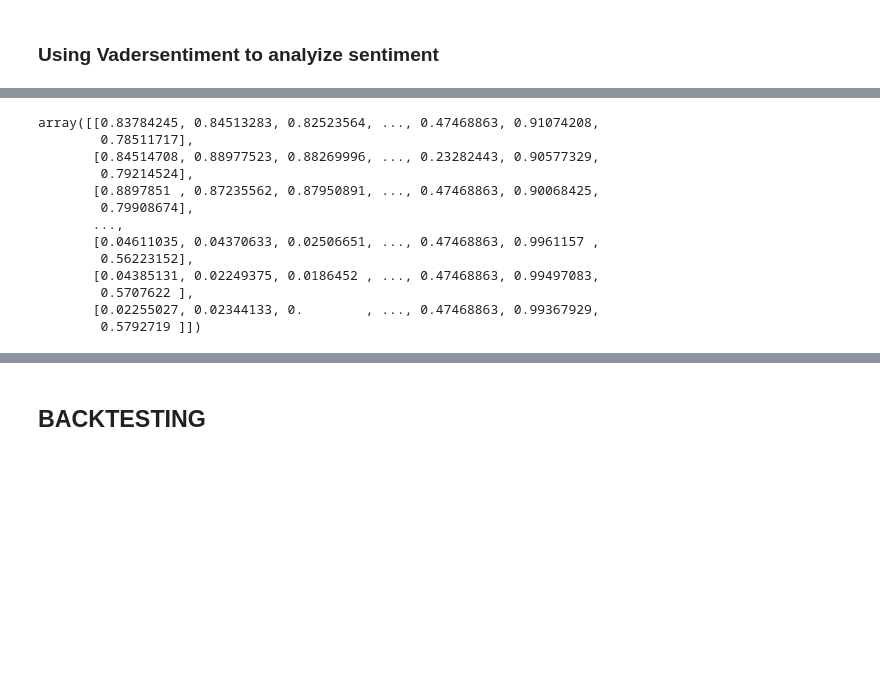
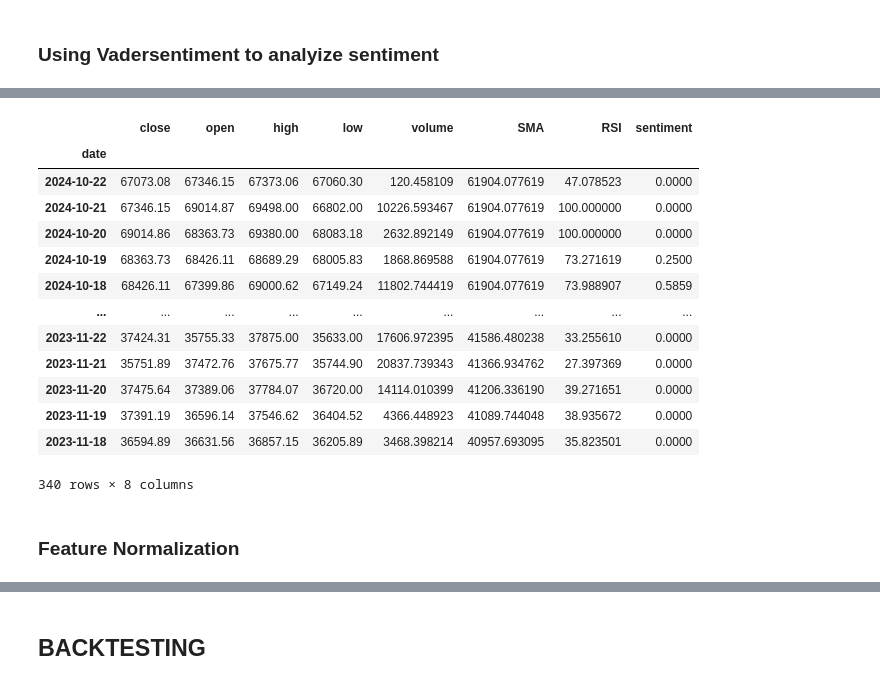
Before and after one commit to stealth44/market_automation, a Jupyter notebook: market_automate.ipynb, the cells around one changed output, grey strips where cells are left out. Drawn from its saved outputs; the diff is of its cells as text; code cells hidden in the pictures; blank space fills up the shorter version.

```diff
--- a/market_automate.ipynb
+++ b/market_automate.ipynb
@@ -277 +292,20 @@ combined_df.tail()
+# %%
+final
+# %% [output]
+|  | close | open | high | low | volume | SMA | RSI | sentiment |
+| date |  |  |  |  |  |  |  |  |
+| 2024-10-22 | 67073.08 | 67346.15 | 67373.06 | 67060.30 | 120.458109 | 61904.077619 | 47.078523 | 0.0000 |
+| 2024-10-21 | 67346.15 | 69014.87 | 69498.00 | 66802.00 | 10226.593467 | 61904.077619 | 100.000000 | 0.0000 |
+| 2024-10-20 | 69014.86 | 68363.73 | 69380.00 | 68083.18 | 2632.892149 | 61904.077619 | 100.000000 | 0.0000 |
+| 2024-10-19 | 68363.73 | 68426.11 | 68689.29 | 68005.83 | 1868.869588 | 61904.077619 | 73.271619 | 0.2500 |
+| 2024-10-18 | 68426.11 | 67399.86 | 69000.62 | 67149.24 | 11802.744419 | 61904.077619 | 73.988907 | 0.5859 |
+| ... | ... | ... | ... | ... | ... | ... | ... | ... |
+| 2023-11-22 | 37424.31 | 35755.33 | 37875.00 | 35633.00 | 17606.972395 | 41586.480238 | 33.255610 | 0.0000 |
+| 2023-11-21 | 35751.89 | 37472.76 | 37675.77 | 35744.90 | 20837.739343 | 41366.934762 | 27.397369 | 0.0000 |
+| 2023-11-20 | 37475.64 | 37389.06 | 37784.07 | 36720.00 | 14114.010399 | 41206.336190 | 39.271651 | 0.0000 |
+| 2023-11-19 | 37391.19 | 36596.14 | 37546.62 | 36404.52 | 4366.448923 | 41089.744048 | 38.935672 | 0.0000 |
+| 2023-11-18 | 36594.89 | 36631.56 | 36857.15 | 36205.89 | 3468.398214 | 40957.693095 | 35.823501 | 0.0000 |
+340 rows × 8 columns
+# %% [markdown]
+### Feature Normalization
 # %%
@@ -287,20 +314,5 @@ features = ['close','open','high','low','volume','SMA','RSI','sentiment','day_si
 # %%
-#Normalize the features
-scaler = MinMaxScaler(feature_range=(0,1))
-scaled_data = scaler.fit_transform(combined_df[features])
-scaled_data
+#Normalize the data
+scaler = MinMaxScaler(feature_range=(0, 1))
+scaled_data = scaler.fit_transform(final)
-# %% [output]
-array([[0.83784245, 0.84513283, 0.82523564, ..., 0.47468863, 0.91074208,
-        0.78511717],
-       [0.84514708, 0.88977523, 0.88269996, ..., 0.23282443, 0.90577329,
-        0.79214524],
-       [0.8897851 , 0.87235562, 0.87950891, ..., 0.47468863, 0.90068425,
-        0.79908674],
-       ...,
-       [0.04611035, 0.04370633, 0.02506651, ..., 0.47468863, 0.9961157 ,
-        0.56223152],
-       [0.04385131, 0.02249375, 0.0186452 , ..., 0.47468863, 0.99497083,
-        0.5707622 ],
-       [0.02255027, 0.02344133, 0.        , ..., 0.47468863, 0.99367929,
-        0.5792719 ]])
 # %% [markdown]
```
Also changed, not shown: parts of 79 cells of this notebook, 1 other file.
